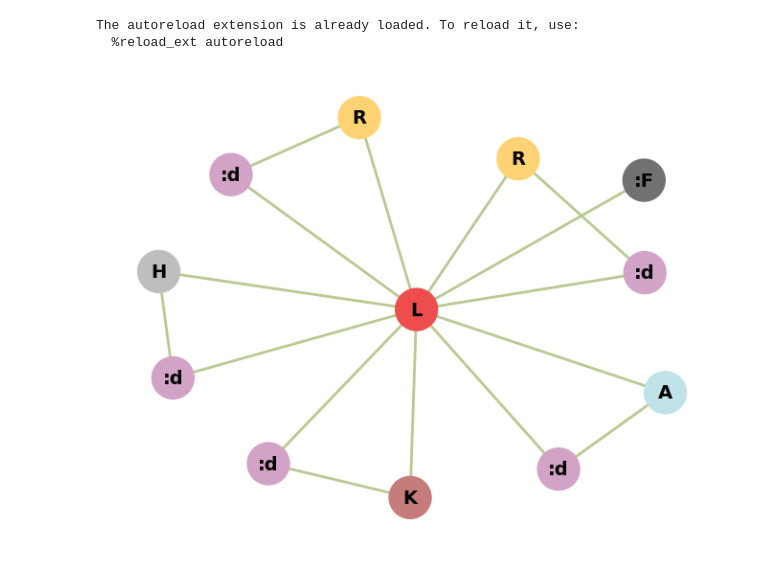
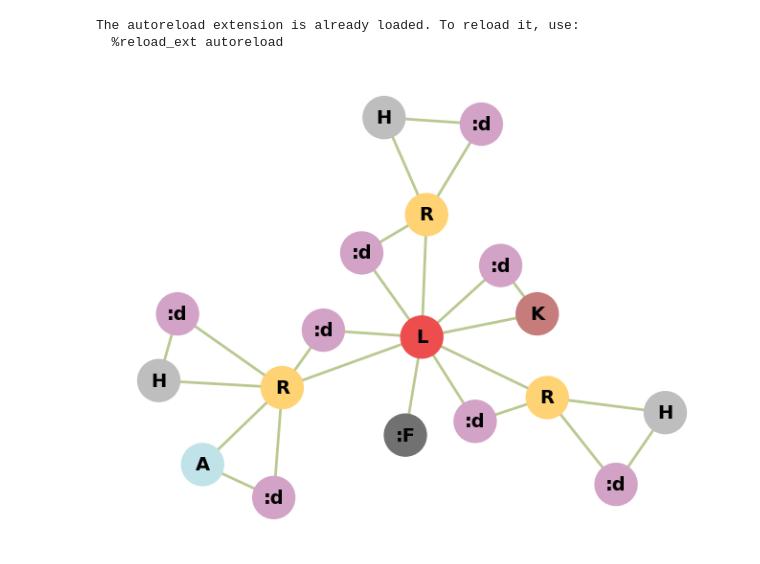
Before and after one commit to enix403/houseganpp, a Jupyter notebook: _big_vis_sample.ipynb, the cells around one changed output. Cells and saved outputs as stored; diff of their text form; code cells hidden in the pictures.

Commit message:
Add sample graphs

```diff
--- a/_big_vis_sample.ipynb
+++ b/_big_vis_sample.ipynb
@@ -27,6 +27,6 @@ from minimal.layout import LayoutGraphBuilder, LayoutGraph, NodeType
 # %%
 from minimal import sample_graphs
 
-sample_graphs.one().draw()
+sample_graphs.two().draw()
 # %% [output]
-[figure, old version]
+[figure, new version]
```
